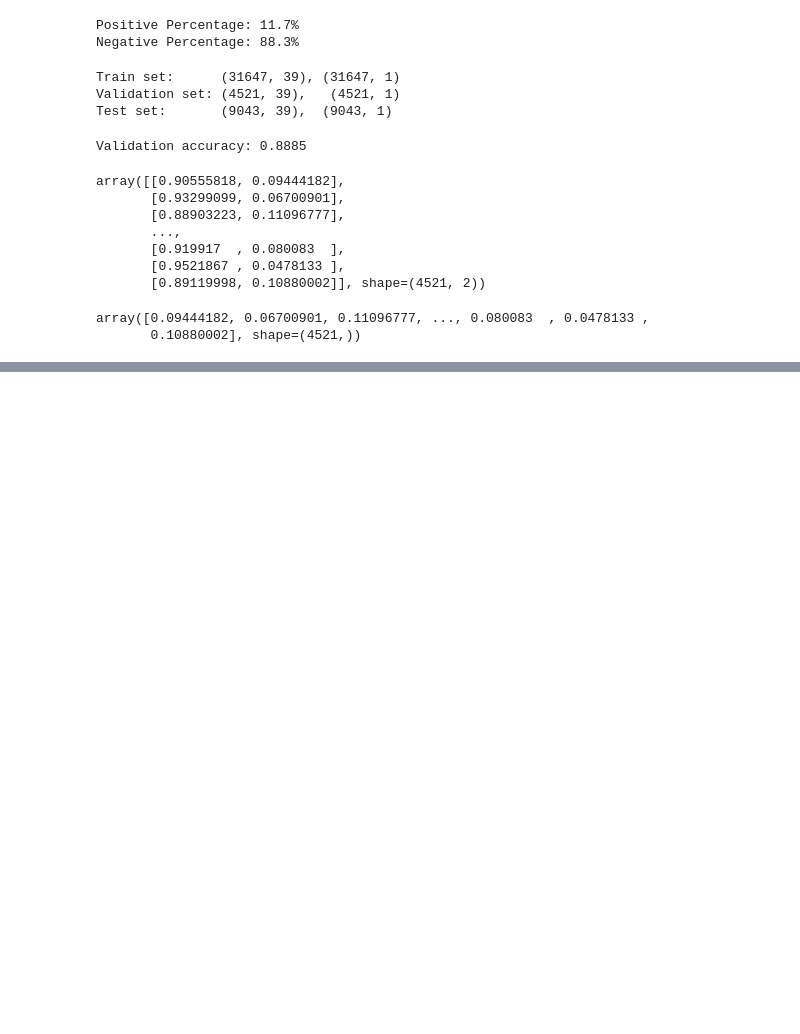
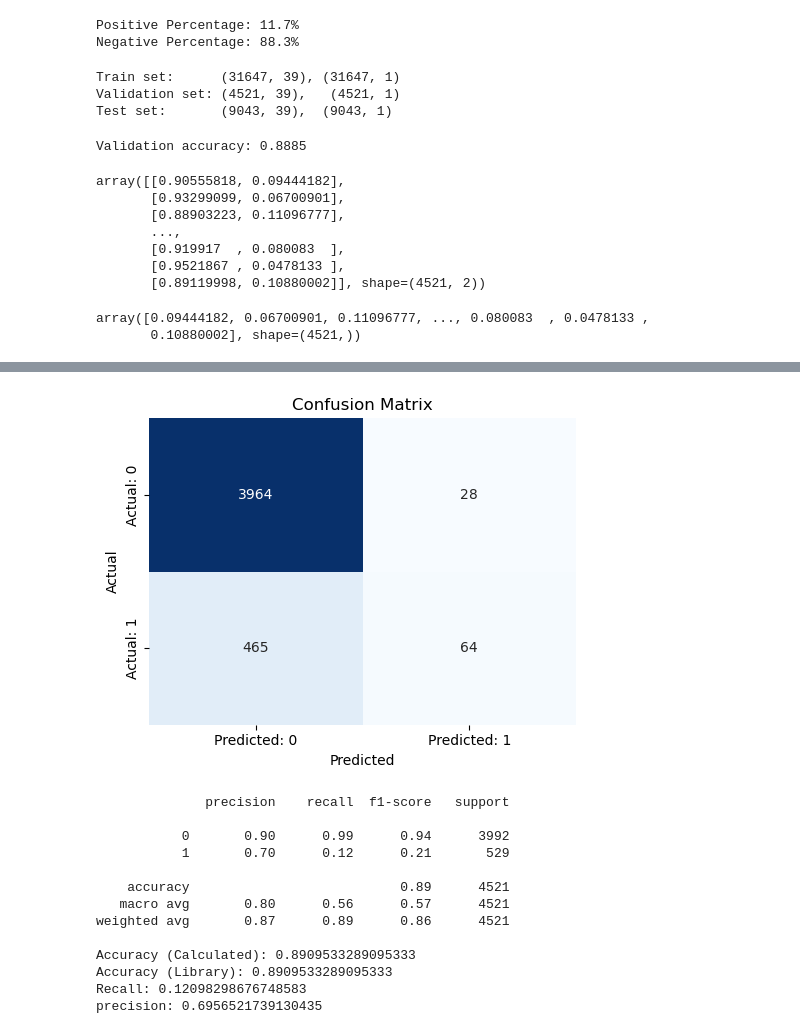
Before and after one commit to jmanwillz/ACML-Project, a Jupyter notebook: logreg/logreg.ipynb, the cells around one changed output, grey strips where cells are left out. Drawn from its saved outputs; the diff is of its cells as text; code cells hidden in the pictures; blank space fills up the shorter version.

```diff
--- a/logreg/logreg.ipynb
+++ b/logreg/logreg.ipynb
@@ -418,0 +438,4 @@ ValueError: y_true takes value in {'no', 'yes'} and pos_label is not specified:
+# %%
+y_train = y_train.values.ravel()
+y_val   = y_val.values.ravel()
+y_test  = y_test.values.ravel()
@@ -418,0 +562,17 @@ ValueError: y_true takes value in {'no', 'yes'} and pos_label is not specified:
+# %%
+plot_confusion_matrix(y_pred, y_val)
+# %% [output]
+[figure, added]
+              precision    recall  f1-score   support
+
+           0       0.90      0.99      0.94      3992
+           1       0.70      0.12      0.21       529
+
+    accuracy                           0.89      4521
+   macro avg       0.80      0.56      0.57      4521
+weighted avg       0.87      0.89      0.86      4521
+
+Accuracy (Calculated): 0.8909533289095333
+Accuracy (Library): 0.8909533289095333
+Recall: 0.12098298676748583
+precision: 0.6956521739130435
```
Also changed, not shown: parts of 19 cells of this notebook.
